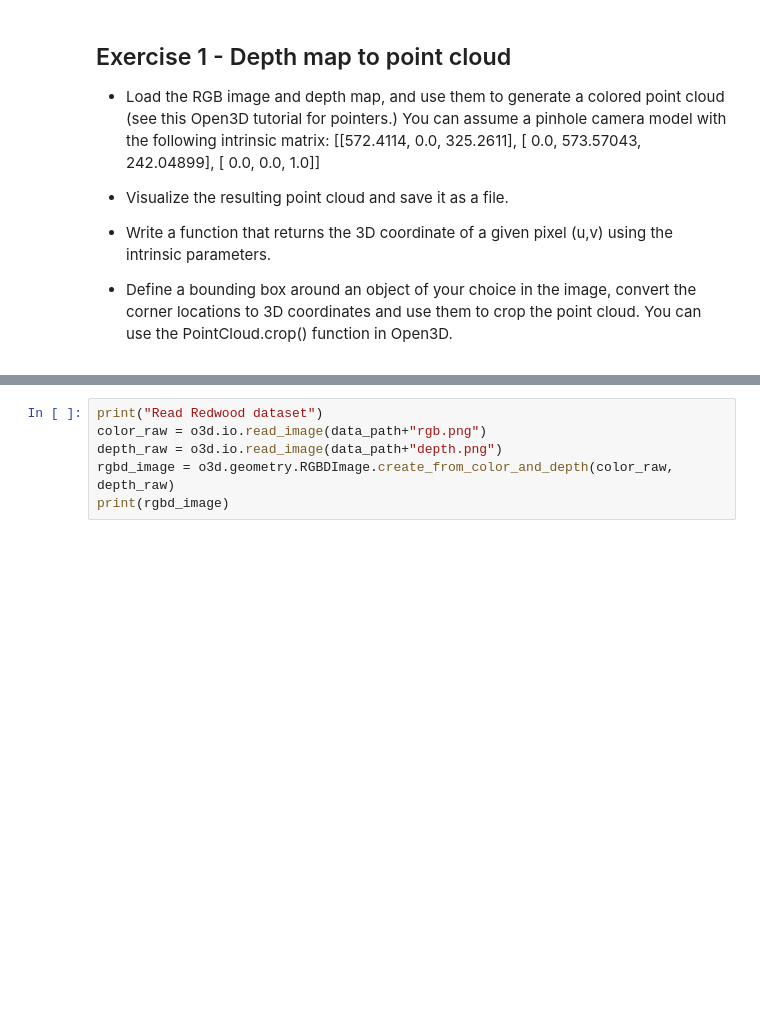
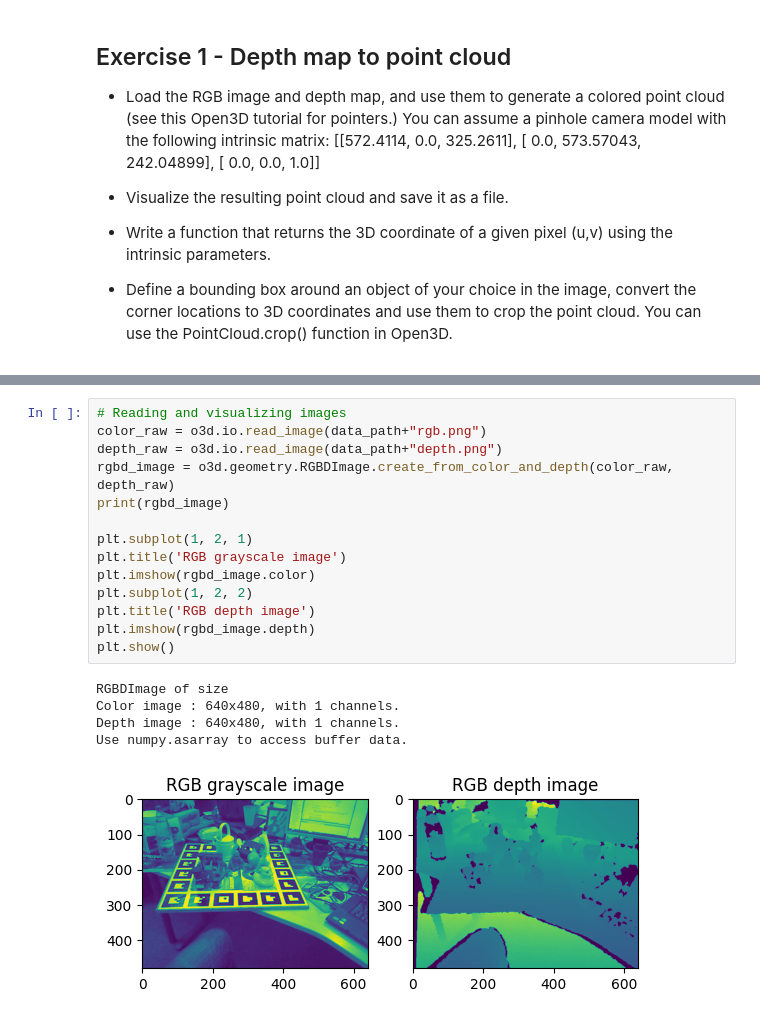
Before and after one commit to ChineseWarlord/ComTek-7-AVS, a Jupyter notebook: Lecture 9/Sim/exercise_1.ipynb, the cells around one changed output, grey strips where cells are left out. Saved outputs shown, nothing was run; the diff lists cells and outputs as text; blank space fills up the shorter version.

```diff
--- a/Lecture 9/Sim/exercise_1.ipynb
+++ b/Lecture 9/Sim/exercise_1.ipynb
@@ -24,6 +21,20 @@ Jupyter environment detected. Enabling Open3D WebVisualizer.
 # %%
-print("Read Redwood dataset")
+# Reading and visualizing images
 color_raw = o3d.io.read_image(data_path+"rgb.png")
 depth_raw = o3d.io.read_image(data_path+"depth.png")
 rgbd_image = o3d.geometry.RGBDImage.create_from_color_and_depth(color_raw, depth_raw)
 print(rgbd_image)
+
+plt.subplot(1, 2, 1)
+plt.title('RGB grayscale image')
+plt.imshow(rgbd_image.color)
+plt.subplot(1, 2, 2)
+plt.title('RGB depth image')
+plt.imshow(rgbd_image.depth)
+plt.show()
+# %% [output]
+RGBDImage of size
+Color image : 640x480, with 1 channels.
+Depth image : 640x480, with 1 channels.
+Use numpy.asarray to access buffer data.
+[figure, added]
```
Also changed, not shown: parts of 5 cells of this notebook, 1 other file.
